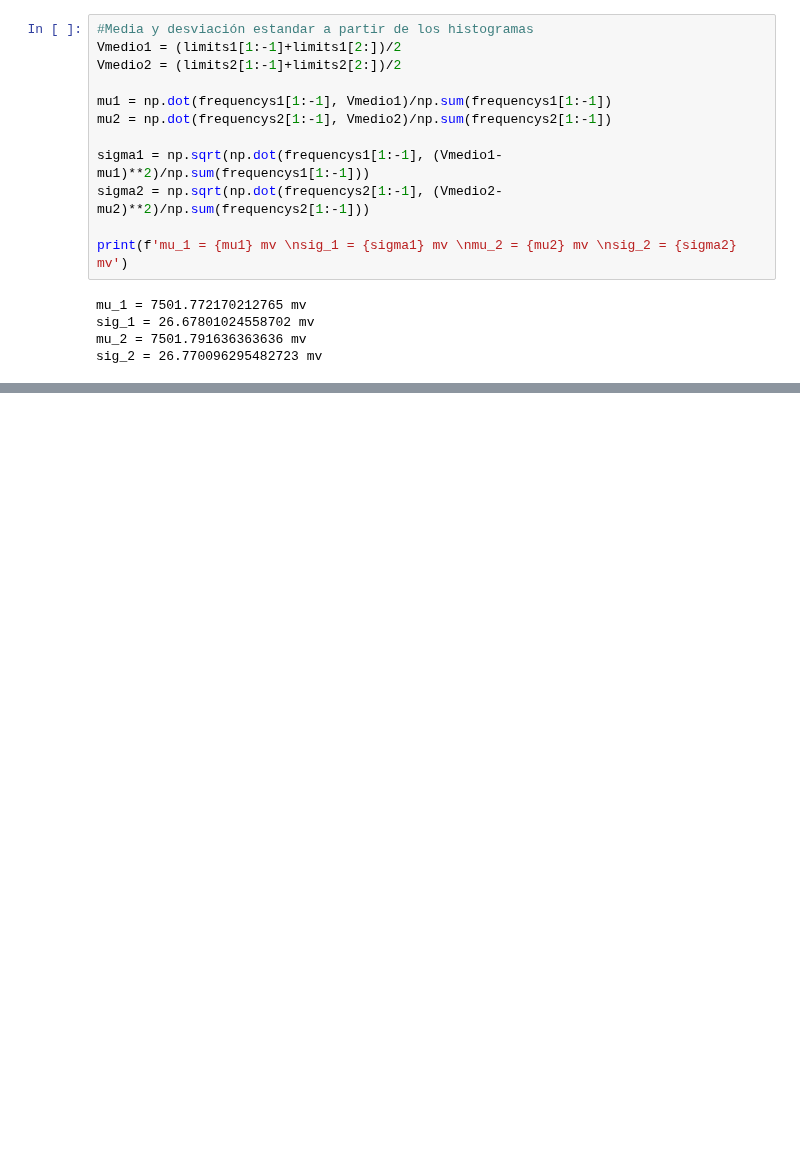
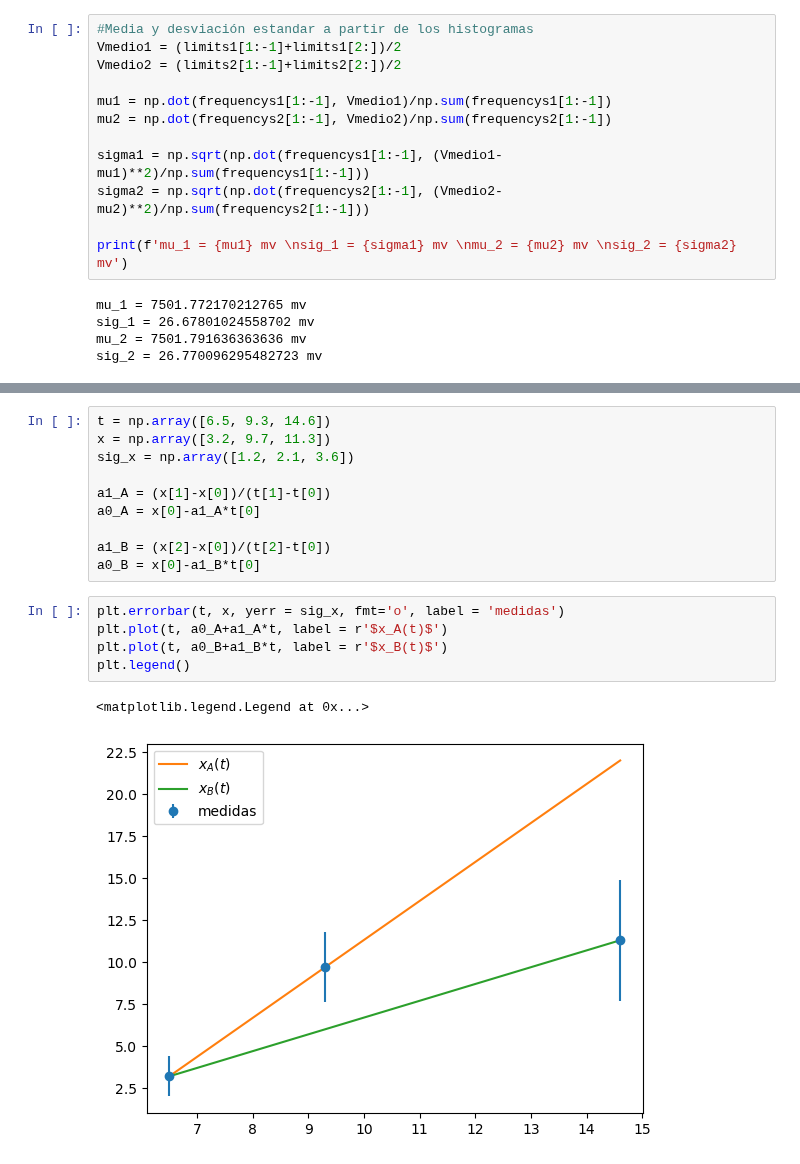
Before and after one commit to JuanSierra2003/hello-world, a Jupyter notebook: Nuclear/InstrumentacionNuclear/problemas1.ipynb, the cells around one changed output, grey strips where cells are left out. Saved outputs shown, nothing was run; the diff lists cells and outputs as text; blank space fills up the shorter version.

```diff
--- a/Nuclear/InstrumentacionNuclear/problemas1.ipynb
+++ b/Nuclear/InstrumentacionNuclear/problemas1.ipynb
@@ -83,0 +138,18 @@ sig_2 = 26.770096295482723 mv
+# %%
+t = np.array([6.5, 9.3, 14.6])
+x = np.array([3.2, 9.7, 11.3])
+sig_x = np.array([1.2, 2.1, 3.6])
+
+a1_A = (x[1]-x[0])/(t[1]-t[0])
+a0_A = x[0]-a1_A*t[0]
+
+a1_B = (x[2]-x[0])/(t[2]-t[0])
+a0_B = x[0]-a1_B*t[0]
+# %%
+plt.errorbar(t, x, yerr = sig_x, fmt='o', label = 'medidas')
+plt.plot(t, a0_A+a1_A*t, label = r'$x_A(t)$')
+plt.plot(t, a0_B+a1_B*t, label = r'$x_B(t)$')
+plt.legend()
+# %% [output]
+<matplotlib.legend.Legend at 0x...>
+[figure, added]
```
Also changed, not shown: parts of 7 cells of this notebook.
